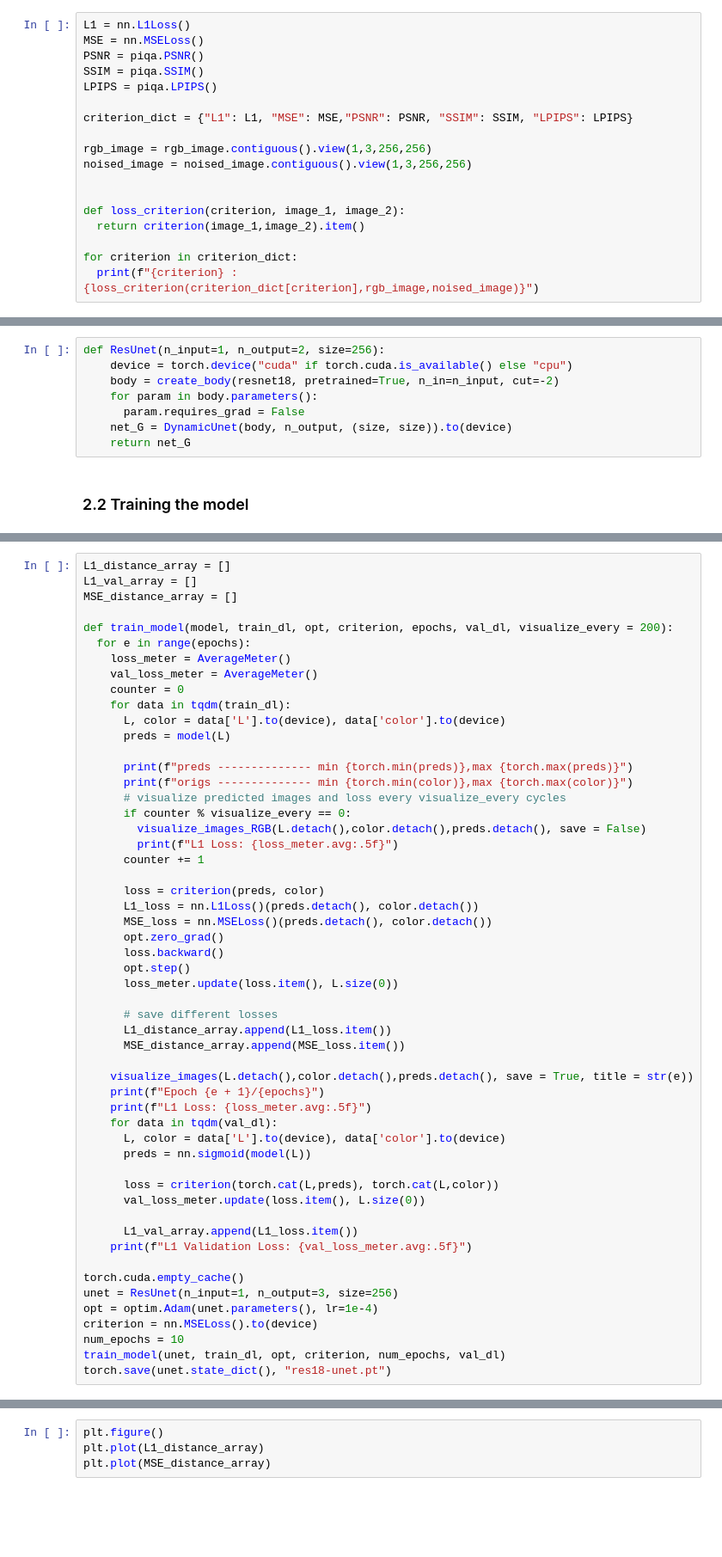
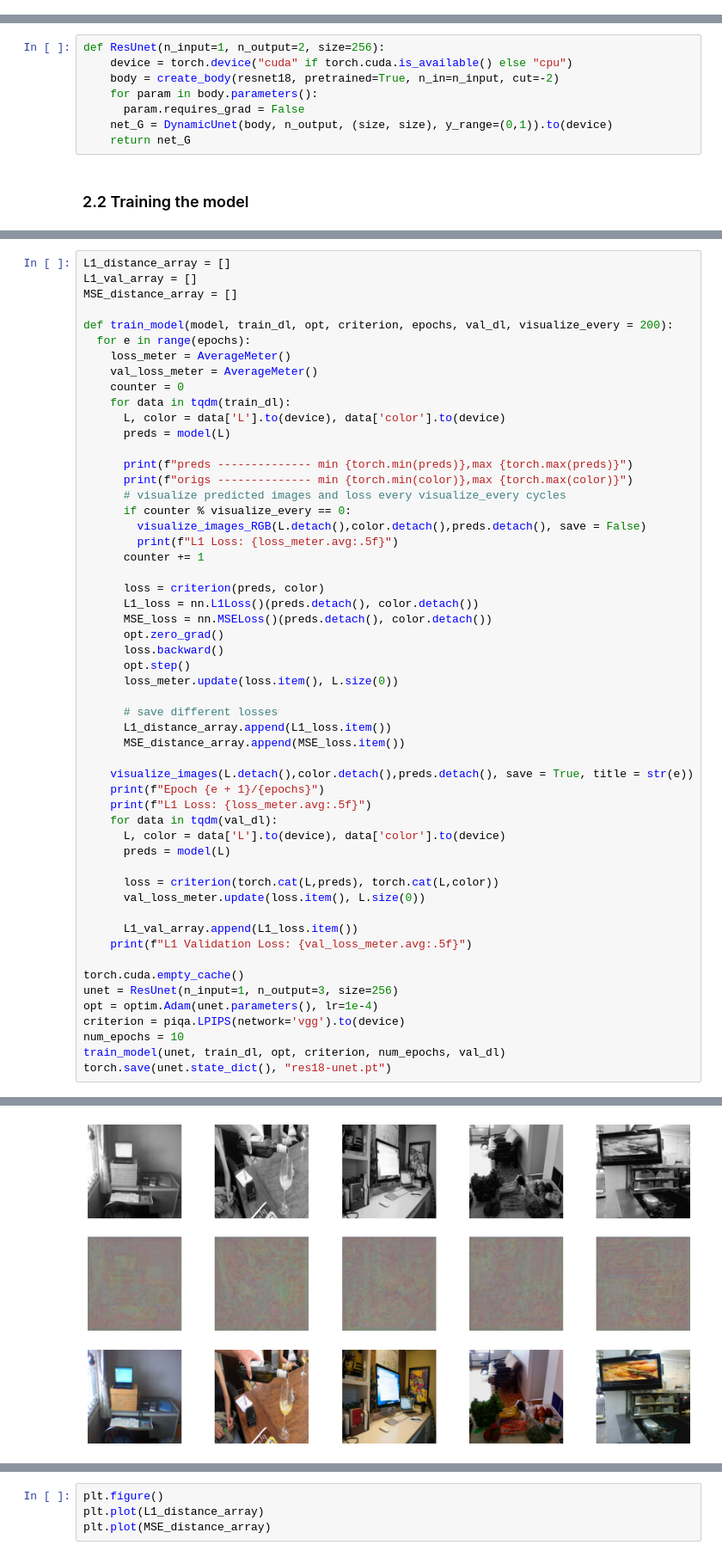
Before and after one commit to SalomonMalka/Black-and-white-image-colorization, a Jupyter notebook: Black_and_white_image_colorization_RGB.ipynb, the cells around one changed output, grey strips where cells are left out. Shown at 86% size. Drawn from its saved outputs; the diff is of its cells as text; blank space fills up the shorter version.

Commit message:
working with y_range lpips loss

```diff
--- a/Black_and_white_image_colorization_RGB.ipynb
+++ b/Black_and_white_image_colorization_RGB.ipynb
@@ -260,18 +184,0 @@ tensor([[-37.2696, -36.9949, -36.1481,  ..., -19.3031, -17.0410, -17.7686],
-# %%
-L1 = nn.L1Loss()
-MSE = nn.MSELoss()
-PSNR = piqa.PSNR()
-SSIM = piqa.SSIM()
-LPIPS = piqa.LPIPS()
-
-criterion_dict = {"L1": L1, "MSE": MSE,"PSNR": PSNR, "SSIM": SSIM, "LPIPS": LPIPS}
-
-rgb_image = rgb_image.contiguous().view(1,3,256,256)
-noised_image = noised_image.contiguous().view(1,3,256,256)
-
-
-def loss_criterion(criterion, image_1, image_2):
-  return criterion(image_1,image_2).item()
-
-for criterion in criterion_dict:
-  print(f"{criterion} : {loss_criterion(criterion_dict[criterion],rgb_image,noised_image)}")
@@ -369,7 +263,7 @@ def ResUnet(n_input=1, n_output=2, size=256):
     body = create_body(resnet18, pretrained=True, n_in=n_input, cut=-2)
     for param in body.parameters():
       param.requires_grad = False
-    net_G = DynamicUnet(body, n_output, (size, size)).to(device)
+    net_G = DynamicUnet(body, n_output, (size, size), y_range=(0,1)).to(device)
     return net_G
 # %% [markdown]
 ### 2.2 Training the model
@@ -455,7 +349,7 @@ def train_model(model, train_dl, opt, criterion, epochs, val_dl, visualize_every
     print(f"L1 Loss: {loss_meter.avg:.5f}")
     for data in tqdm(val_dl):
       L, color = data['L'].to(device), data['color'].to(device)
-      preds = nn.sigmoid(model(L))
+      preds = model(L)
 
       loss = criterion(torch.cat(L,preds), torch.cat(L,color))
       val_loss_meter.update(loss.item(), L.size(0))
@@ -466,7 +360,7 @@ def train_model(model, train_dl, opt, criterion, epochs, val_dl, visualize_every
 torch.cuda.empty_cache()
 unet = ResUnet(n_input=1, n_output=3, size=256)
 opt = optim.Adam(unet.parameters(), lr=1e-4)
-criterion = nn.MSELoss().to(device)
+criterion = piqa.LPIPS(network='vgg').to(device)
 num_epochs = 10
 train_model(unet, train_dl, opt, criterion, num_epochs, val_dl)
 torch.save(unet.state_dict(), "res18-unet.pt")
@@ -474,0 +372 @@ OutOfMemoryError: ignored
+[figure, added]
```
Also changed, not shown: parts of 10 cells of this notebook.
